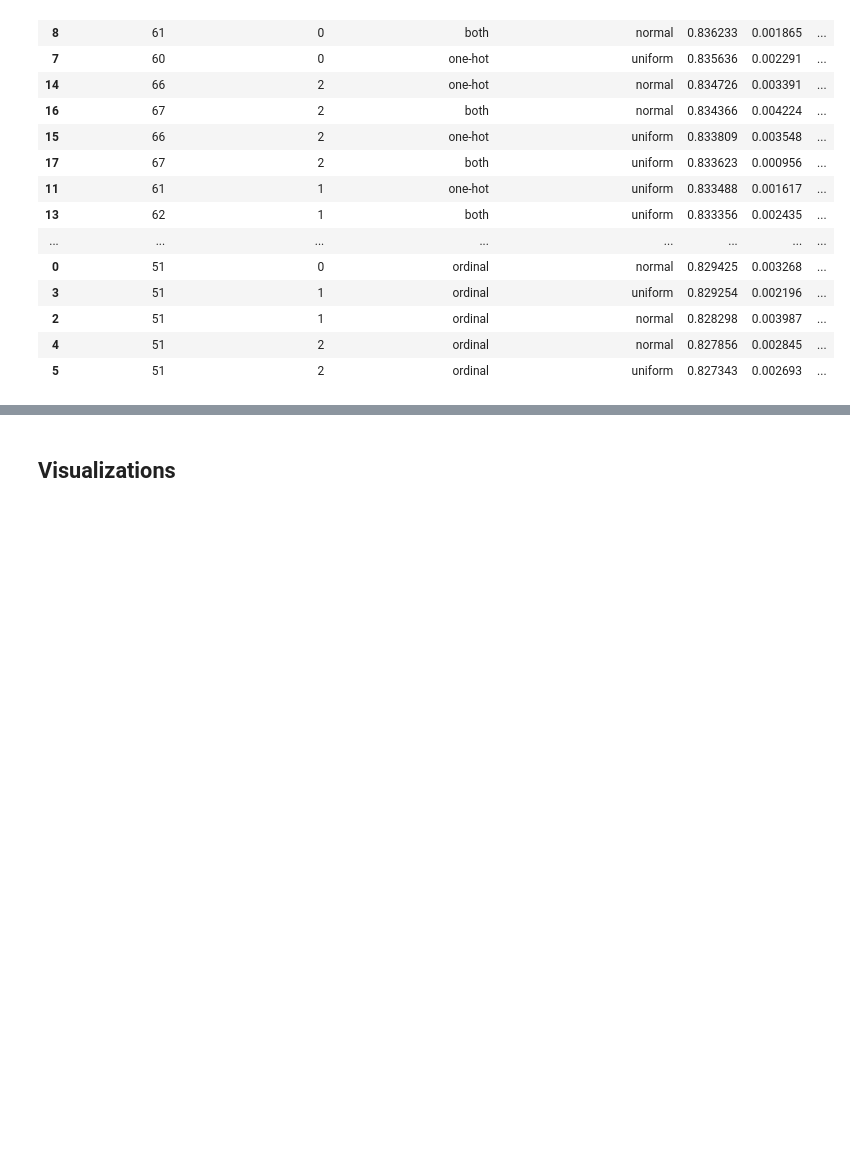
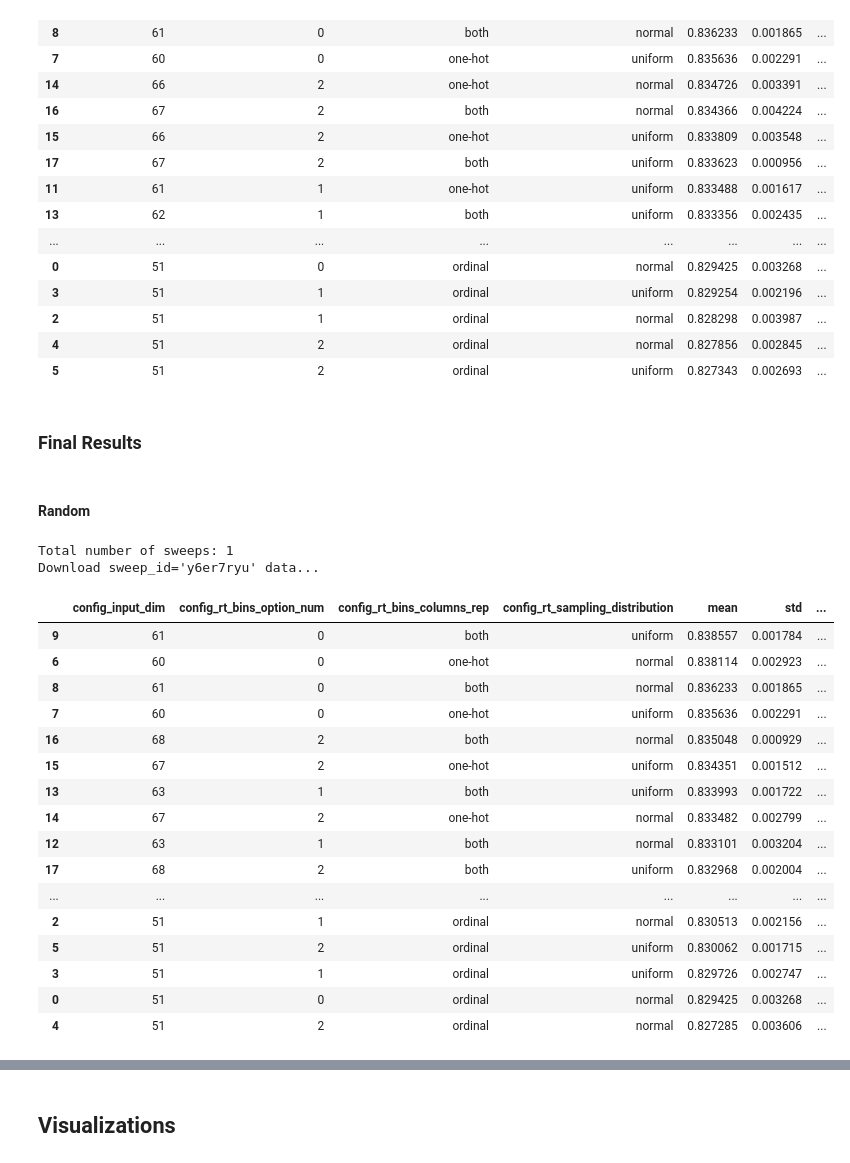
Before and after one commit to maayan-aytek/RtHumanChoicePredictionNLP, a Jupyter notebook: Notebooks_maayan-aytek/our_analyze_results.ipynb, the cells around one changed output, grey strips where cells are left out. Cells and saved outputs as stored; diff of their text form; code cells hidden in the pictures; blank space fills up the shorter version.

```diff
--- a/Notebooks_maayan-aytek/our_analyze_results.ipynb
+++ b/Notebooks_maayan-aytek/our_analyze_results.ipynb
@@ -238,3 +239,30 @@ Download sweep_id='elct280c' data...
 | 2 | 51 | 1 | ordinal | normal | 0.828298 | 0.003987 | ... |
 | 4 | 51 | 2 | ordinal | normal | 0.827856 | 0.002845 | ... |
 | 5 | 51 | 2 | ordinal | uniform | 0.827343 | 0.002693 | ... |
+# %% [markdown]
+### Final Results
+# %% [markdown]
+#### Random
+# %%
+sweep_results = result_metric(["y6er7ryu"], "LLMs", drop_HPT=False, epoch='best')
+sweep_results.reset_index().sort_values(by="mean", ascending=False)
+# %% [output]
+Total number of sweeps: 1
+Download sweep_id='y6er7ryu' data...
+|  | config_input_dim | config_rt_bins_option_num | config_rt_bins_columns_rep | config_rt_sampling_distribution | mean | std | ... |
+| 9 | 61 | 0 | both | uniform | 0.838557 | 0.001784 | ... |
+| 6 | 60 | 0 | one-hot | normal | 0.838114 | 0.002923 | ... |
+| 8 | 61 | 0 | both | normal | 0.836233 | 0.001865 | ... |
+| 7 | 60 | 0 | one-hot | uniform | 0.835636 | 0.002291 | ... |
+| 16 | 68 | 2 | both | normal | 0.835048 | 0.000929 | ... |
+| 15 | 67 | 2 | one-hot | uniform | 0.834351 | 0.001512 | ... |
+| 13 | 63 | 1 | both | uniform | 0.833993 | 0.001722 | ... |
+| 14 | 67 | 2 | one-hot | normal | 0.833482 | 0.002799 | ... |
+| 12 | 63 | 1 | both | normal | 0.833101 | 0.003204 | ... |
+| 17 | 68 | 2 | both | uniform | 0.832968 | 0.002004 | ... |
+| ... | ... | ... | ... | ... | ... | ... | ... |
+| 2 | 51 | 1 | ordinal | normal | 0.830513 | 0.002156 | ... |
+| 5 | 51 | 2 | ordinal | uniform | 0.830062 | 0.001715 | ... |
+| 3 | 51 | 1 | ordinal | uniform | 0.829726 | 0.002747 | ... |
+| 0 | 51 | 0 | ordinal | normal | 0.829425 | 0.003268 | ... |
+| 4 | 51 | 2 | ordinal | normal | 0.827285 | 0.003606 | ... |
```
Also changed, not shown: parts of 20 cells of this notebook, 3 other files.
